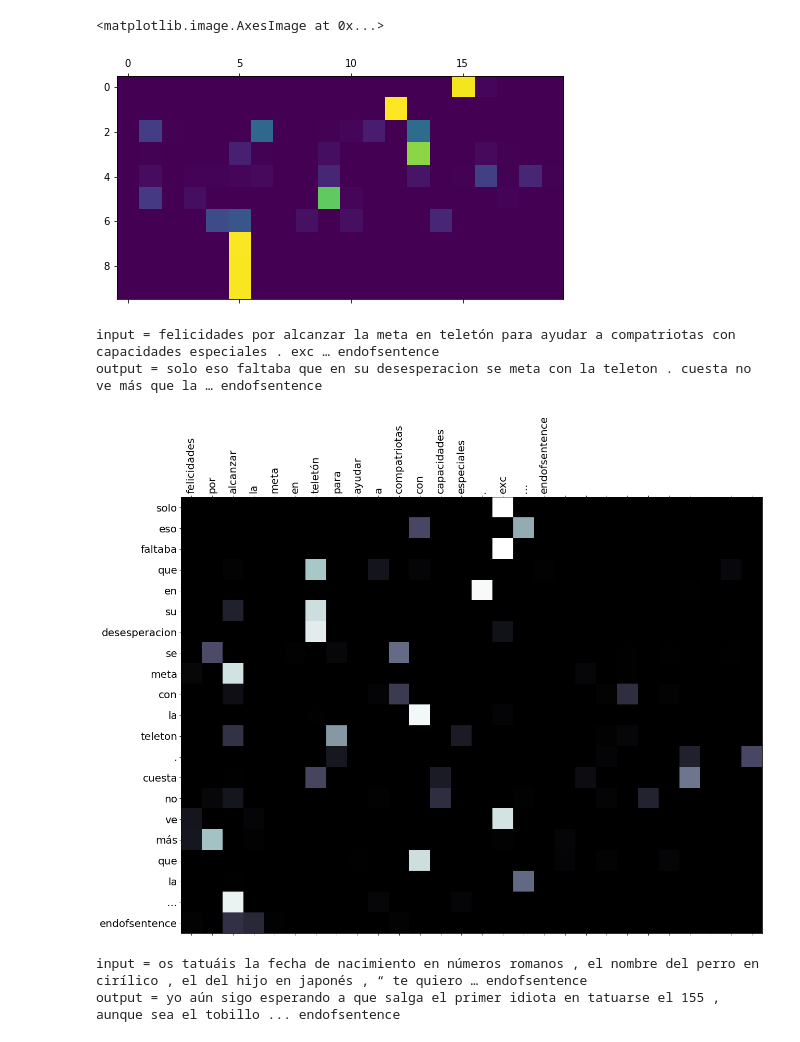
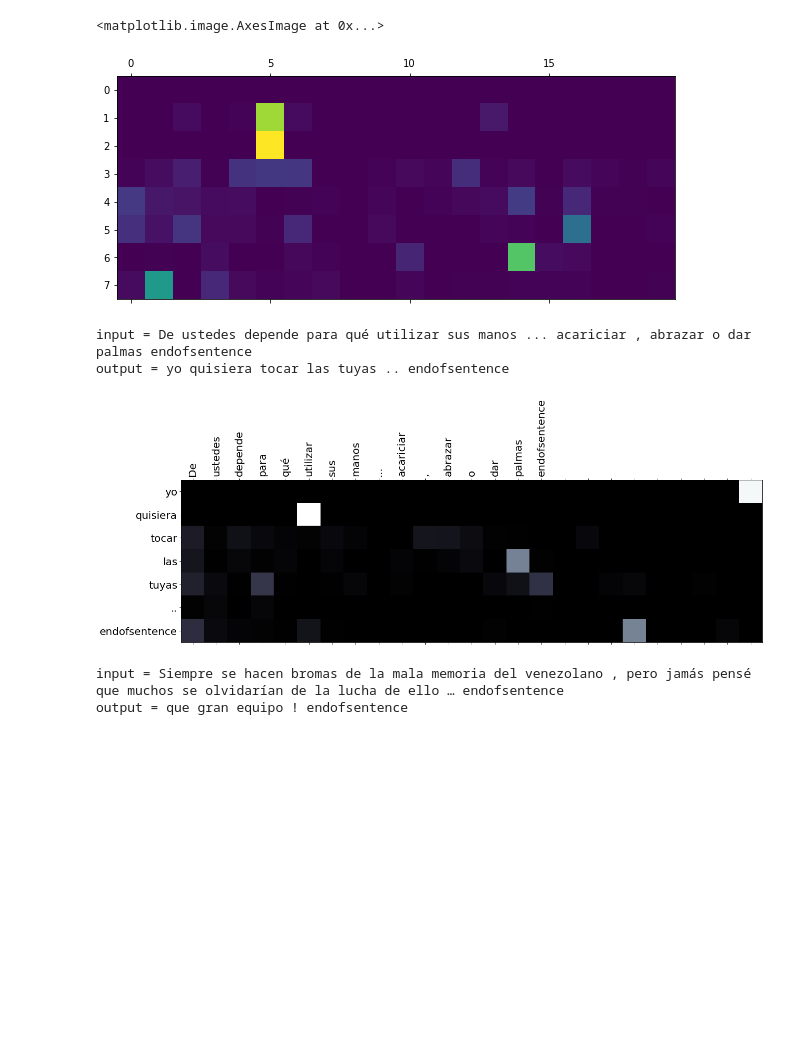
Before and after one commit to eunchung/Alignment, a Jupyter notebook: show_attention.ipynb, the cells around one changed output. Saved outputs shown, nothing was run; the diff lists cells and outputs as text; code cells hidden in the pictures; blank space fills up the shorter version.

```diff
--- a/show_attention.ipynb
+++ b/show_attention.ipynb
@@ -33,15 +33,15 @@ dropout_rate = 0
 teacher_forcing_ratio = 1
 
 
-train_data_path = 'train_Align_CNN_hid128_D0.50_Acc77.00_27449.txt'
-valid_data_path = 'valid_Align_CNN_hid128_D0.50_Acc77.00_27449.txt'
+# train_data_path = 'train_Align_CNN_hid128_D0.50_Acc77.00_27449.txt'
+# valid_data_path = 'valid_Align_CNN_hid128_D0.50_Acc77.00_27449.txt'
+# test_data_path = 'test_align_twitter.txt'
+# directory_name = 'classified_gen_Attn'
+
+train_data_path = 'train_twit_only_align.txt'
+valid_data_path = 'valid_twit_only_align.txt'
 test_data_path = 'test_align_twitter.txt'
-directory_name = 'classified_gen_Attn'
-
-# train_data_path = 'train_twit_only_align.txt'
-# valid_data_path = 'valid_twit_only_align.txt'
-# test_data_path = 'test_align_twitter.txt'
-# directory_name = 'labeled_gen_Attn'
+directory_name = 'labeled_gen_Attn'
 
 encoder_name = 'AttENC'
 decoder_name = 'AttDEC'
@@ -151,7 +151,7 @@ output_words, attentions = evaluate(
 plt.matshow(attentions.numpy()[:, :20])
 # %% [output]
 <matplotlib.image.AxesImage at 0x...>
-[figure, old version]
+[figure, new version]
 # %%
 def showAttention(input_sentence, output_words, attentions):
     # Set up figure with colorbar
@@ -159,45 +159,49 @@ def showAttention(input_sentence, output_words, attentions):
     fig = plt.figure(figsize=(20,20))
     ax = fig.add_subplot(111)
     #cax = ax.matshow(attentions.numpy(), cmap='bone')
-    cax = ax.matshow(attentions.numpy()[:, :28], cmap='bone')
+    cax = ax.matshow(attentions.numpy()[:, :25], cmap='bone')
     #fig.colorbar(cax)
 
     # Set up axes
     ax.set_xticklabels([''] + input_sentence.split(' '), rotation=90)
     ax.set_yticklabels([''] + output_words)
 
     # Show label at every tick
     ax.xaxis.set_major_locator(ticker.MultipleLocator(1))
     ax.yaxis.set_major_locator(ticker.MultipleLocator(1))
     plt.show()
 
 
 def evaluateAndShowAttention(input_sentence):
     output_words, attentions = evaluate(
         encoder, decoder, sentence_to_input(input_sentence))
     print('input =', input_sentence)
     output_words = [ix_to_word[word_idx] for word_idx in output_words]
     print('output =', ' '.join(output_words))
     showAttention(input_sentence, output_words, attentions)
 
 
 def sentence_to_input(sentence):
     sentence = sentence.split()
     sentence_tensor = prepare_sequence(sentence, word_to_ix)
     sentence = Variable(sentence_tensor.view(1, -1)).cuda()
     return sentence
 
 
-evaluateAndShowAttention("felicidades por alcanzar la meta en teletón para ayudar a compatriotas con capacidades especiales . exc … endofsentence")
+# classified
+#evaluateAndShowAttention("felicidades por alcanzar la meta en teletón para ayudar a compatriotas con capacidades especiales . exc … endofsentence")
 
-evaluateAndShowAttention("os tatuáis la fecha de nacimiento en números romanos , el nombre del perro en cirílico , el del hijo en japonés , “ te quiero … endofsentence")
+#evaluateAndShowAttention("os tatuáis la fecha de nacimiento en números romanos , el nombre del perro en cirílico , el del hijo en japonés , “ te quiero … endofsentence")
 
-#evaluateAndShowAttention("hermanos de panamá y honduras , lo dijo hace semanas y se cumplió ... ¡ al mundial y repechaje !  endofsentence")
+# labled
+evaluateAndShowAttention("De ustedes depende para qué utilizar sus manos ... acariciar , abrazar o dar palmas endofsentence")
+
+evaluateAndShowAttention("Siempre se hacen bromas de la mala memoria del venezolano , pero jamás pensé que muchos se olvidarían de la lucha de ello … endofsentence")
 
 #evaluateAndShowAttention("es que no puedo parar de ver stranger things . estamos todos igual no ? endofsentence")
 # %% [output]
-input = felicidades por alcanzar la meta en teletón para ayudar a compatriotas con capacidades especiales . exc … endofsentence
-output = solo eso faltaba que en su desesperacion se meta con la teleton . cuesta no ve más que la … endofsentence
+input = De ustedes depende para qué utilizar sus manos ... acariciar , abrazar o dar palmas endofsentence
+output = yo quisiera tocar las tuyas .. endofsentence
-[figure, old version]
+[figure, new version]
-input = os tatuáis la fecha de nacimiento en números romanos , el nombre del perro en cirílico , el del hijo en japonés , “ te quiero … endofsentence
-output = yo aún sigo esperando a que salga el primer idiota en tatuarse el 155 , aunque sea el tobillo ... endofsentence
+input = Siempre se hacen bromas de la mala memoria del venezolano , pero jamás pensé que muchos se olvidarían de la lucha de ello … endofsentence
+output = que gran equipo ! endofsentence
```
Also changed, not shown: parts of 3 cells of this notebook, 1 other file.
